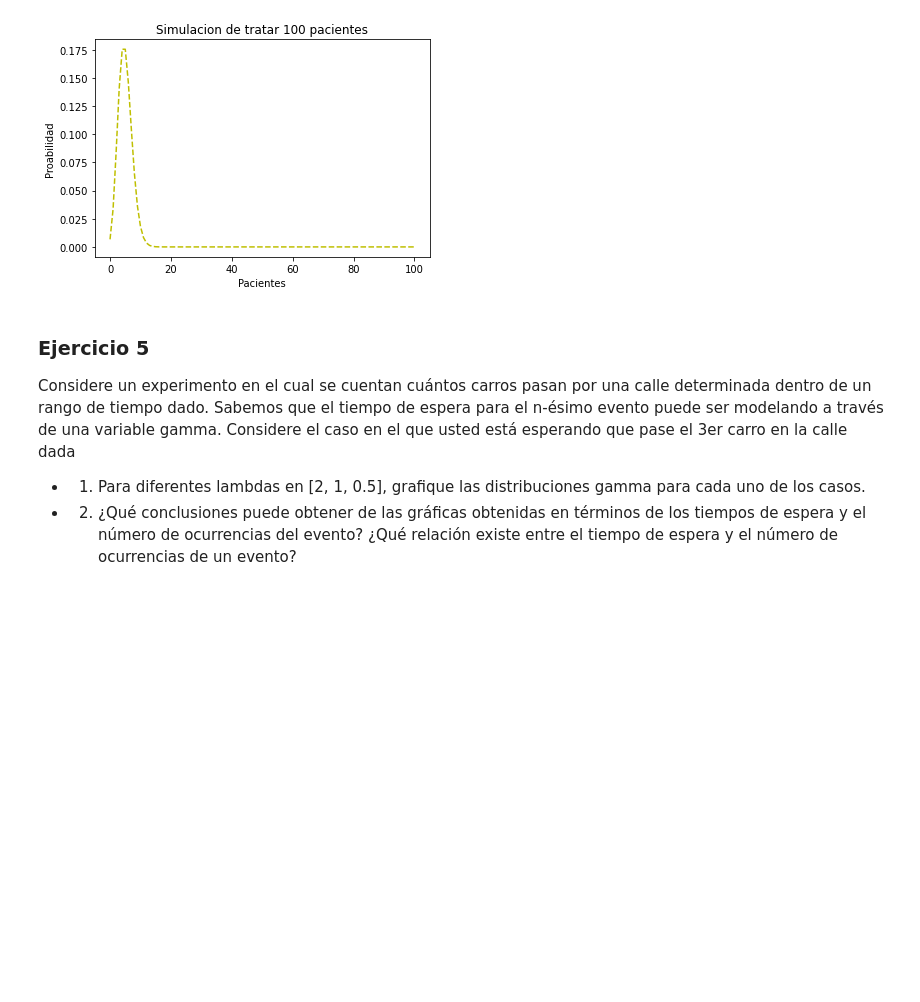
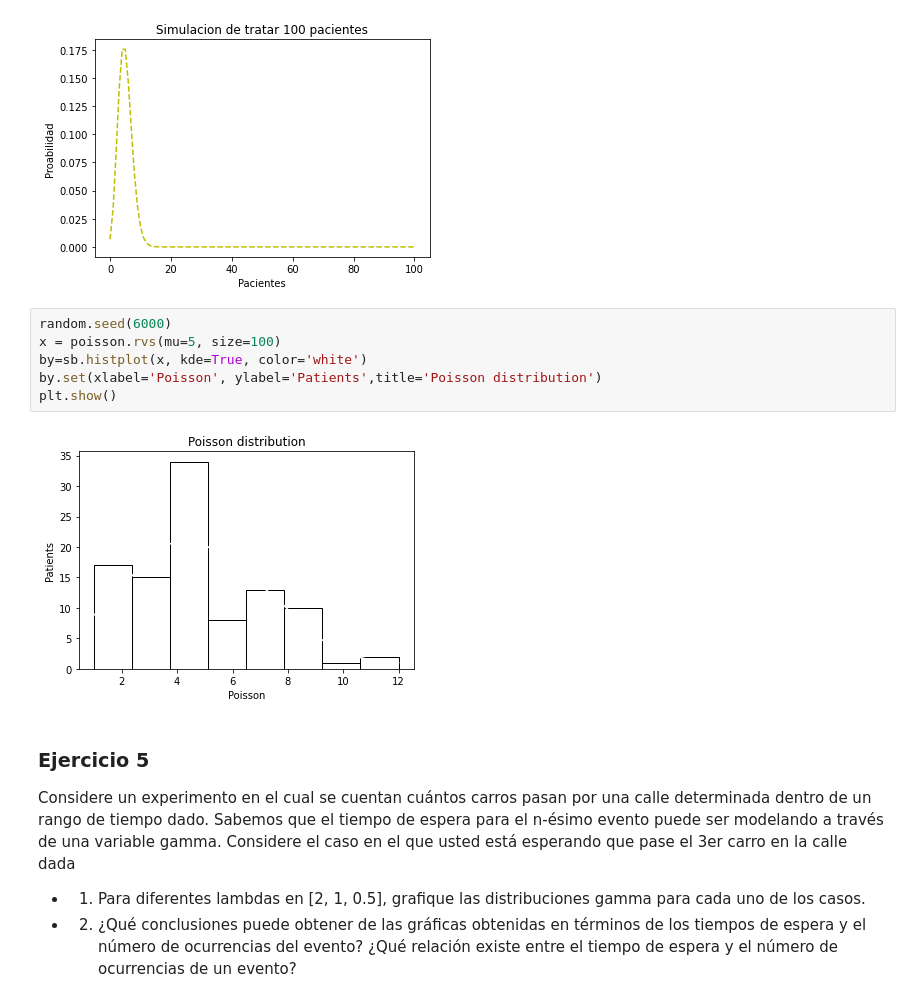
Before and after one commit to Mar19845/MicroProyecto-1, a Jupyter notebook: MicroProyecto1.ipynb, the cells around one changed output. Saved outputs shown, nothing was run; the diff lists cells and outputs as text; blank space fills up the shorter version.

Commit message:
fix graph 4

```diff
--- a/MicroProyecto1.ipynb
+++ b/MicroProyecto1.ipynb
@@ -255,6 +253,14 @@ plt.ylabel('Proabilidad')
 plt.show()
 # %% [output]
 [figure]
+# %%
+random.seed(6000)
+x = poisson.rvs(mu=5, size=100)
+by=sb.histplot(x, kde=True, color='white')
+by.set(xlabel='Poisson', ylabel='Patients',title='Poisson distribution')
+plt.show()
+# %% [output]
+[figure, added]
 # %% [markdown]
 ### Ejercicio 5
 Considere un experimento en el cual se cuentan cuántos carros pasan por una calle determinada dentro de un
```
Also changed, not shown: parts of 2 cells of this notebook.
